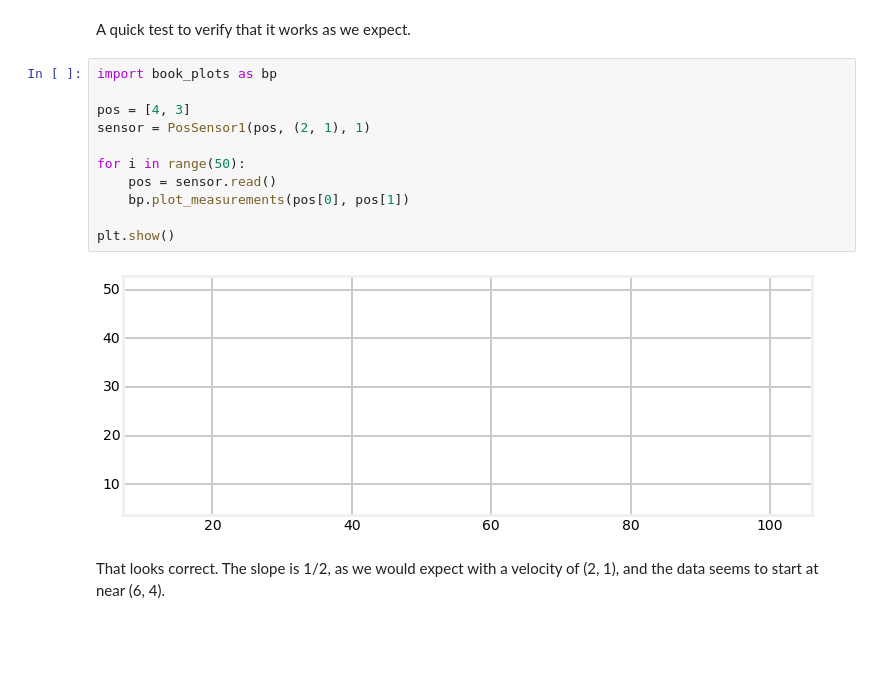
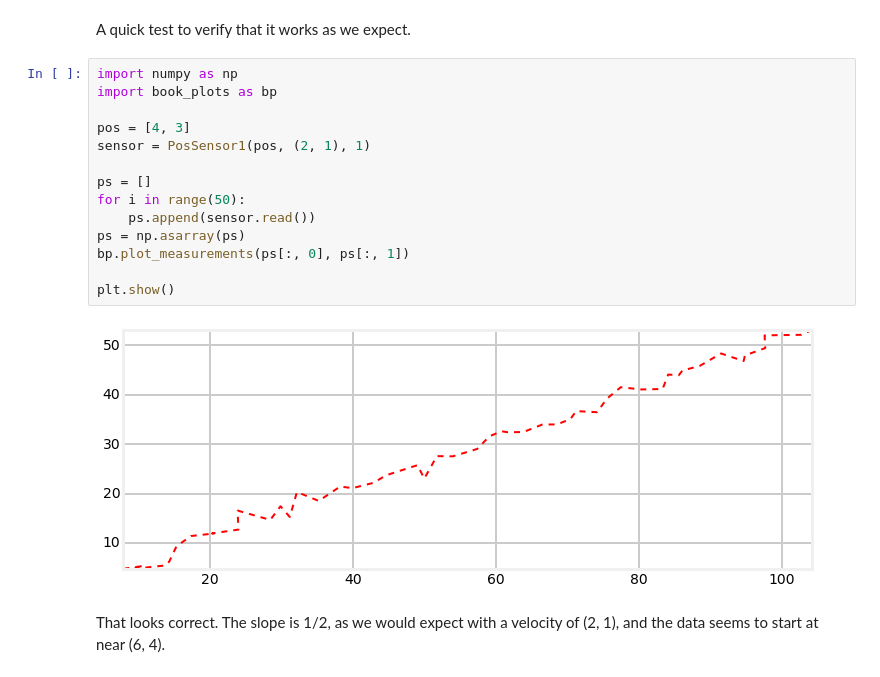
Before and after one commit to rlabbe/Kalman-and-Bayesian-Filters-in-Python, a Jupyter notebook: 08_Designing_Kalman_Filters.ipynb, the cells around one changed output. Saved outputs shown, nothing was run; the diff lists cells and outputs as text; blank space fills up the shorter version.

Commit message:
Fixed blank graph.

```diff
--- a/08_Designing_Kalman_Filters.ipynb
+++ b/08_Designing_Kalman_Filters.ipynb
@@ -43,18 +43,21 @@ class PosSensor1(object):
 # %% [markdown]
 A quick test to verify that it works as we expect.
 # %%
+import numpy as np
 import book_plots as bp
 
 pos = [4, 3]
 sensor = PosSensor1(pos, (2, 1), 1)
 
+ps = []
 for i in range(50):
-    pos = sensor.read()
-    bp.plot_measurements(pos[0], pos[1])
+    ps.append(sensor.read())
+ps = np.asarray(ps)
+bp.plot_measurements(ps[:, 0], ps[:, 1])
 
 plt.show()
 # %% [output]
-[figure, old version]
+[figure, new version]
 # %% [markdown]
 That looks correct. The slope is 1/2, as we would expect with a velocity of (2, 1), and the data seems to start at near (6, 4).
 # %% [markdown]
```
Also changed, not shown: parts of 21 cells of this notebook, 1 other file.
